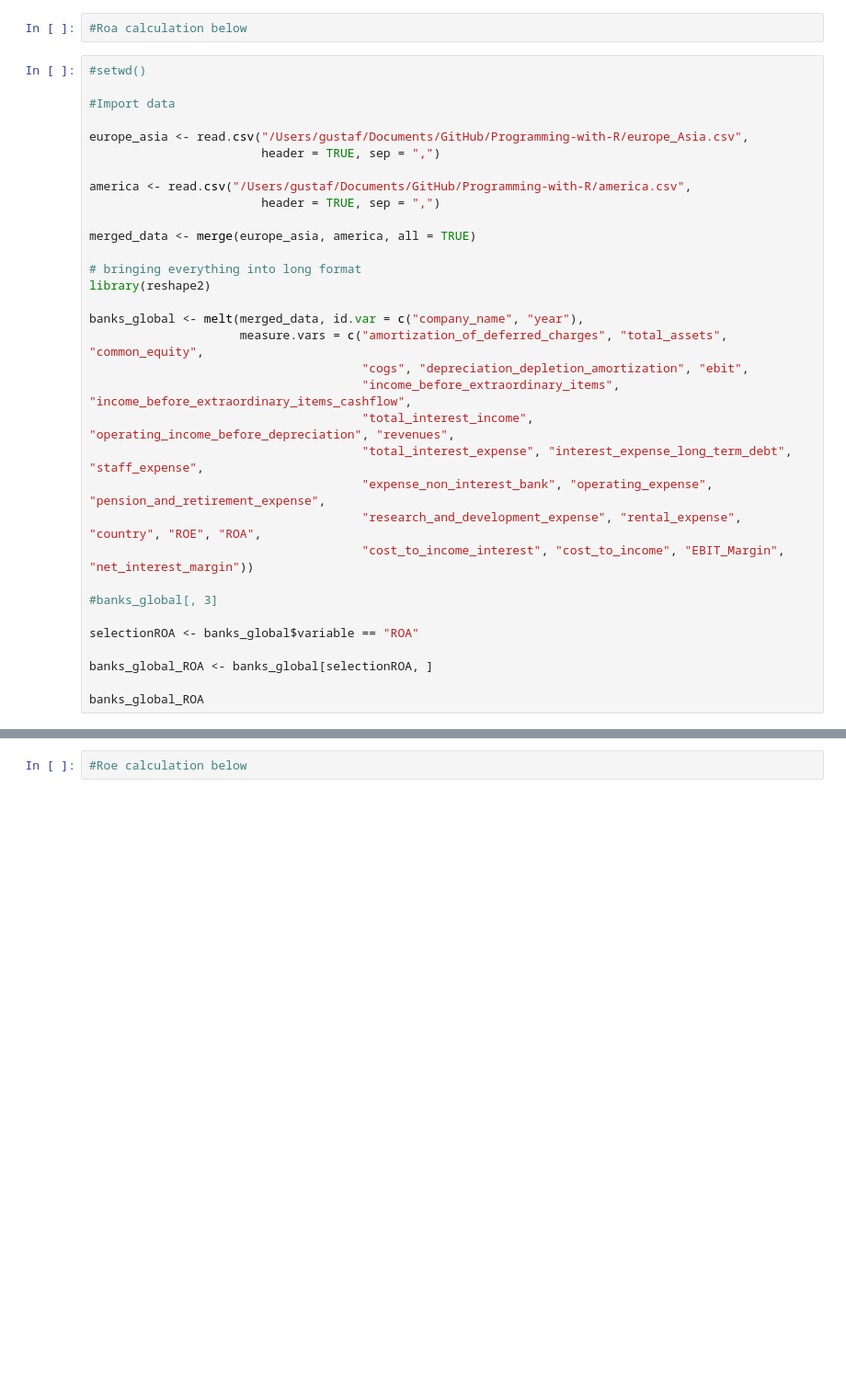
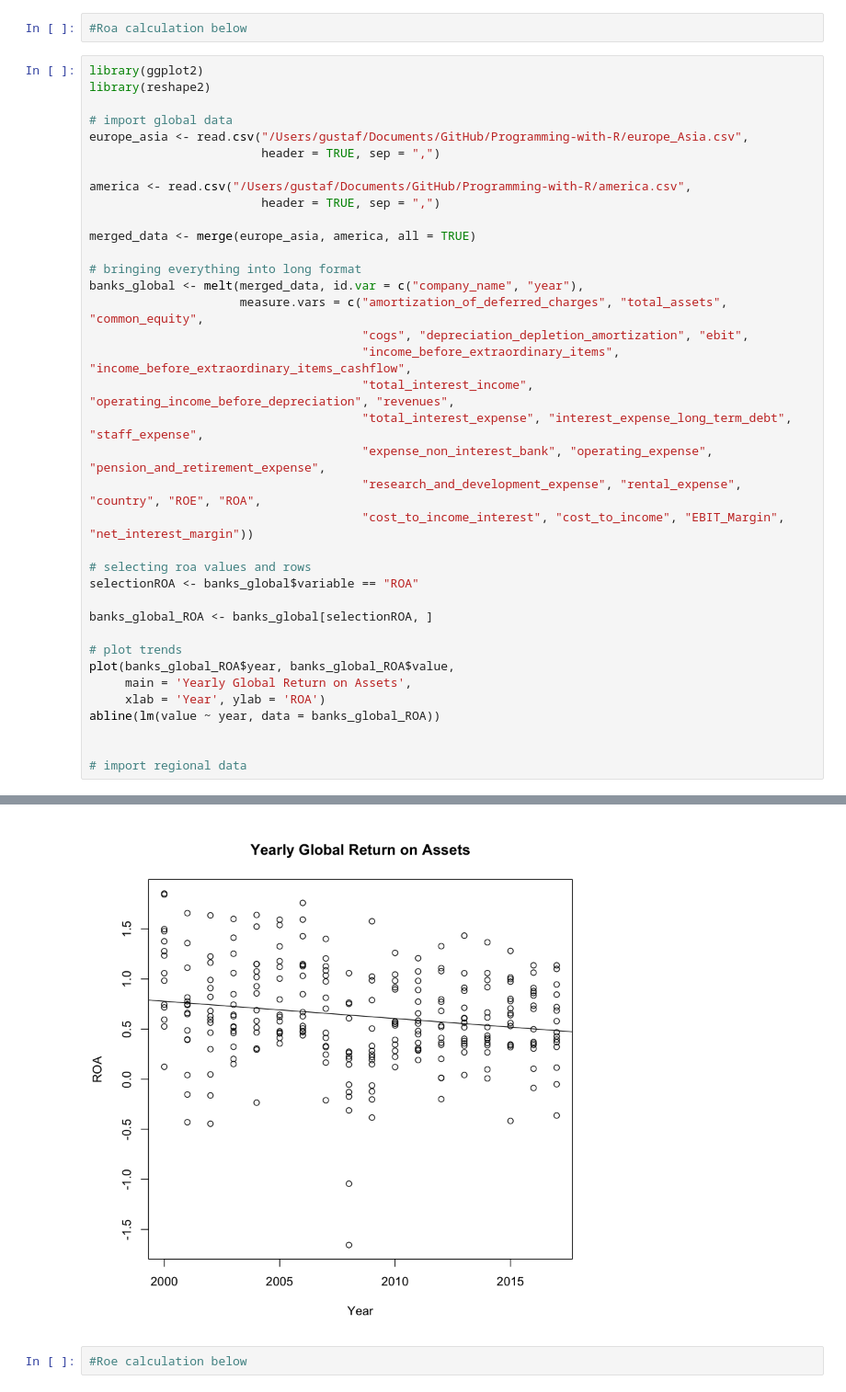
Before and after one commit to Gallster/Programming-with-R, a Jupyter notebook: Code.Programming.R.ipynb, the cells around one changed output, grey strips where cells are left out. Shown at 92% size. Drawn from its saved outputs; the diff is of its cells as text; blank space fills up the shorter version.

```diff
--- a/Code.Programming.R.ipynb
+++ b/Code.Programming.R.ipynb
@@ -3,10 +3,10 @@
 # %%
 #Roa calculation below
 # %%
-#setwd()
+library(ggplot2)
+library(reshape2)
 
-#Import data
-
+# import global data
 europe_asia <- read.csv("/Users/gustaf/Documents/GitHub/Programming-with-R/europe_Asia.csv",
                         header = TRUE, sep = ",")
 
@@ -16,8 +16,6 @@ america <- read.csv("/Users/gustaf/Documents/GitHub/Programming-with-R/america.c
 merged_data <- merge(europe_asia, america, all = TRUE)
 
 # bringing everything into long format
-library(reshape2)
-
 banks_global <- melt(merged_data, id.var = c("company_name", "year"),
                      measure.vars = c("amortization_of_deferred_charges", "total_assets", "common_equity",
                                       "cogs", "depreciation_depletion_amortization", "ebit",
@@ -28,13 +26,19 @@ banks_global <- melt(merged_data, id.var = c("company_name", "year"),
                                       "research_and_development_expense", "rental_expense", "country", "ROE", "ROA",
                                       "cost_to_income_interest", "cost_to_income", "EBIT_Margin", "net_interest_margin"))
 
-#banks_global[, 3]
-
+# selecting roa values and rows
 selectionROA <- banks_global$variable == "ROA"
 
 banks_global_ROA <- banks_global[selectionROA, ]
 
-banks_global_ROA
+# plot trends
+plot(banks_global_ROA$year, banks_global_ROA$value,
+     main = 'Yearly Global Return on Assets',
+     xlab = 'Year', ylab = 'ROA')
+abline(lm(value ~ year, data = banks_global_ROA))
+
+
+# import regional data
 # %% [output]
 Warning message:
 “attributes are not identical across measure variables; they will be dropped”
@@ -58,2 +45,3 @@ Warning message:
+[figure, added]
 # %%
 #Roe calculation below
```
Also changed, not shown: parts of 1 cell of this notebook.
